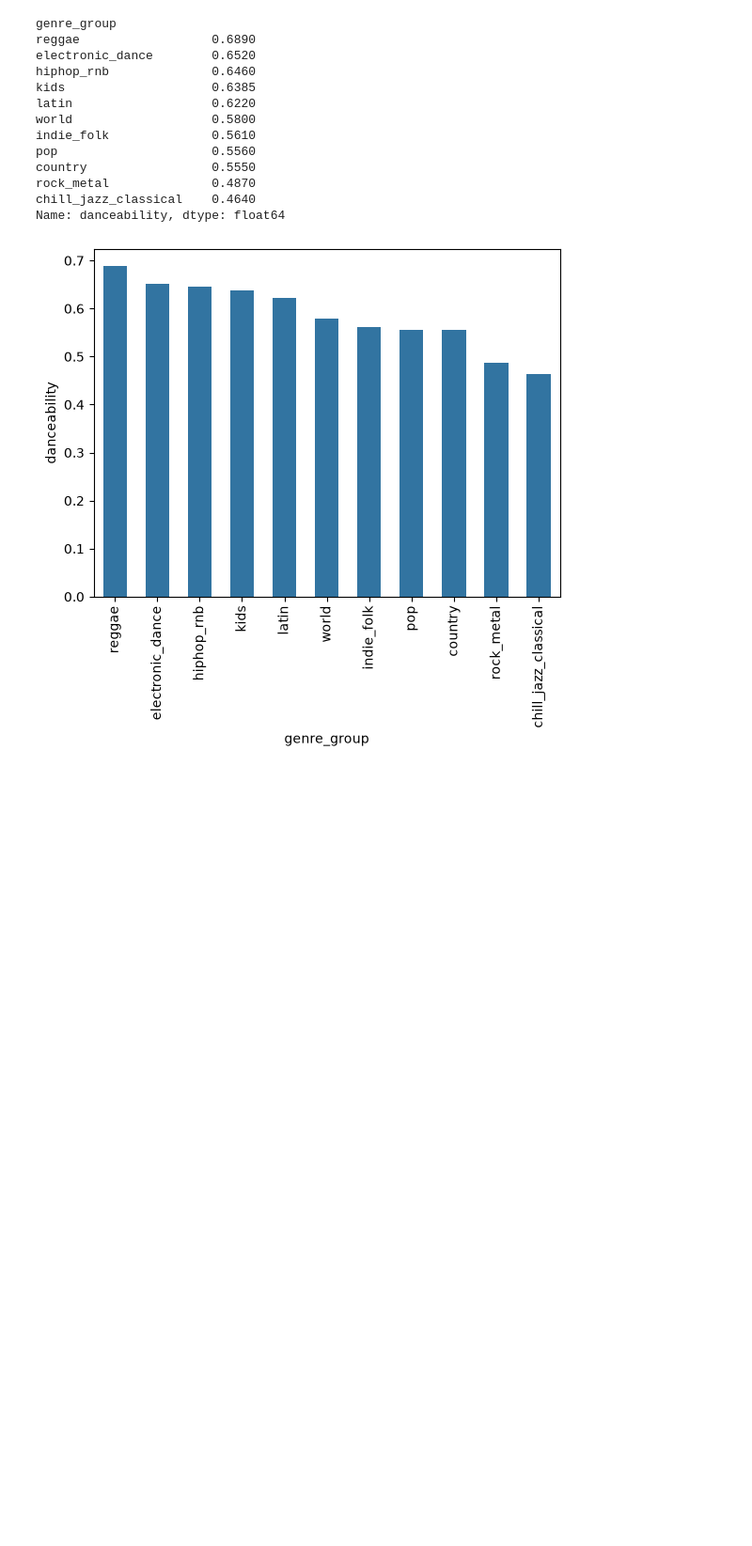
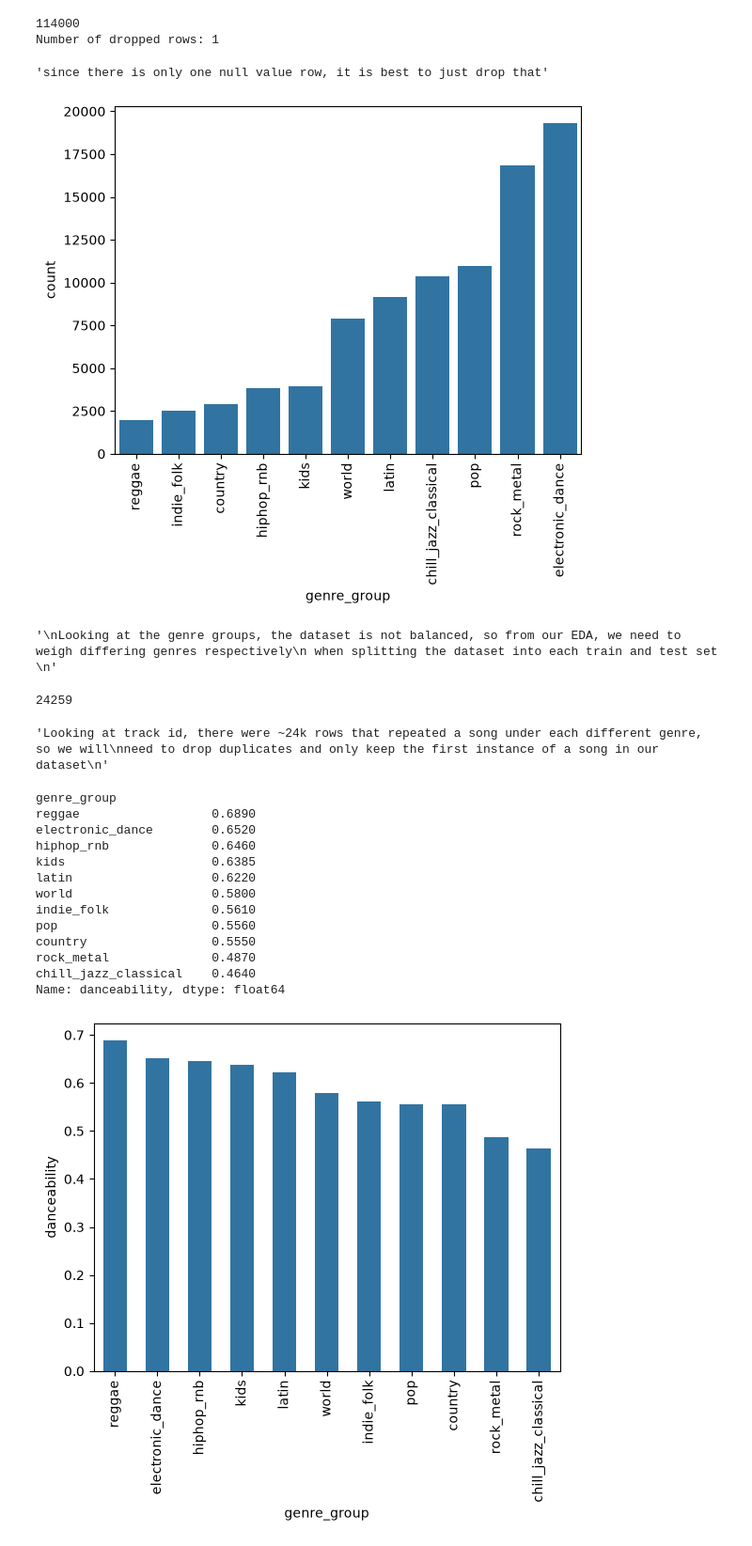
Before and after one commit to surabhibage/cs-171-final-project, a Jupyter notebook: project_checkpoint/eda.ipynb, the cells around one changed output. Shown at 94% size. Drawn from its saved outputs; the diff is of its cells as text; code cells hidden in the pictures; blank space fills up the shorter version.

Commit message:
split to eda script, initial analysis

```diff
--- a/project_checkpoint/eda.ipynb
+++ b/project_checkpoint/eda.ipynb
@@ -128,0 +99,5 @@ Name: count, Length: 89740, dtype: int64
+# %%
+raw_data = df
+df = clean_data(raw_data)
+print("raw: ", raw_data.shape[0])
+print("cleaned: ", df.shape[0])
@@ -129 +127,41 @@ Name: count, Length: 89740, dtype: int64
+# %%
+# Checking null values for raw data
+
+old_len = len(raw_data)
+print(old_len)
+raw = raw_data.dropna()
+print(f"Number of dropped rows: {old_len - len(raw)}")
+raw.duplicated().sum()
+
+"""since there is only one null value row, it is best to just drop that"""
+# %% [output]
+114000
+Number of dropped rows: 1
+'since there is only one null value row, it is best to just drop that'
+# %%
+# visualize if all genre groups are balanced
+genre_order = df['genre_group'].value_counts(ascending=True).index
+
+sns.countplot(data=df, x='genre_group', order=genre_order)
+plt.xticks(rotation=90)
+plt.show()
+"""
+Looking at the genre groups, the dataset is not balanced, so from our EDA, we need to weigh differing genres respectively
+ when splitting the dataset into each train and test set
+"""
+# %% [output]
+[figure, added]
+'\nLooking at the genre groups, the dataset is not balanced, so from our EDA, we need to weigh differing genres respectively\n when splitting the dataset into each train and test set \n'
+# %%
+# see if any duplicated songs from raw data
+print(raw_data['track_id'].duplicated().sum())
+
+
+"""
+Looking at track id, there were ~24k rows that repeated a song under each different genre, so we will
+need to drop duplicates and only keep the first instance of a song in our dataset
+"""
+# %% [output]
+24259
+'Looking at track id, there were ~24k rows that repeated a song under each different genre, so we will\nneed to drop duplicates and only keep the first instance of a song in our dataset\n'
 # %%
```
Also changed, not shown: parts of 21 cells of this notebook, 1 other file.
